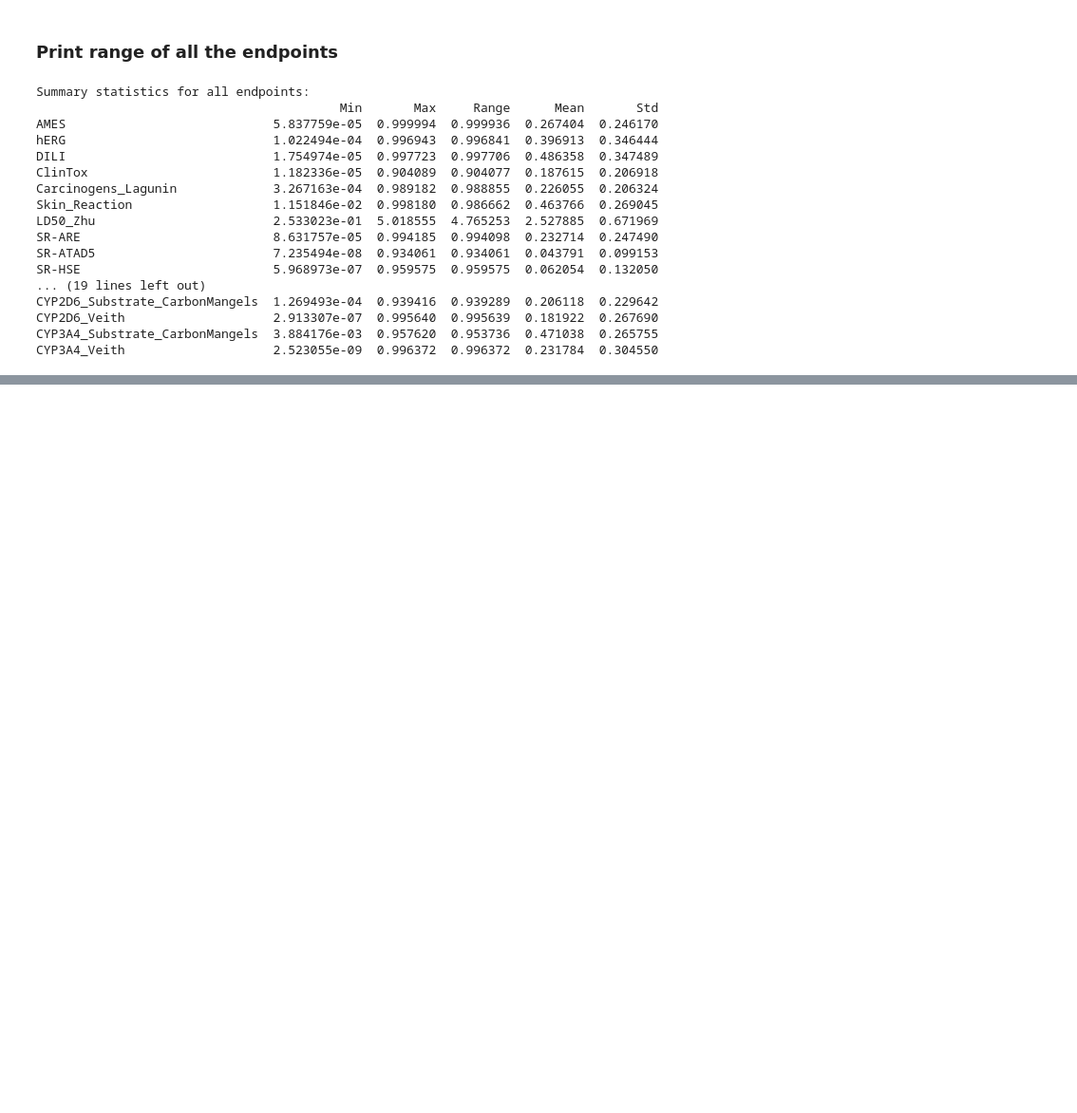
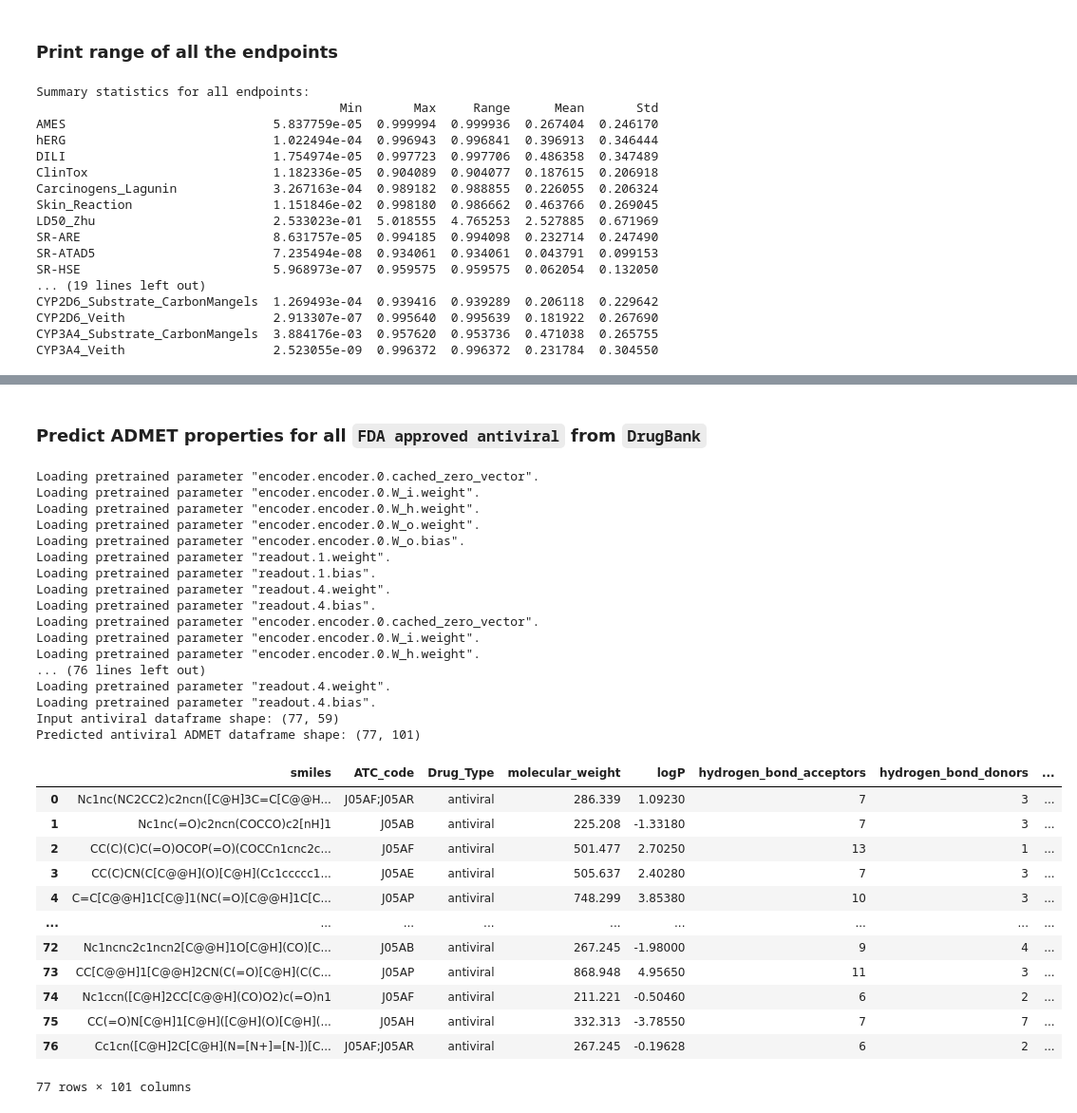
Before and after one commit to soumyadeepghosh35/DTRA_DrugDesign, a Jupyter notebook: DTRA_project_notebooks/Step6_Toxicity_DrugbankDrugcentral.ipynb, the cells around one changed output, grey strips where cells are left out. Shown at 95% size. Saved outputs shown, nothing was run; the diff lists cells and outputs as text; code cells hidden in the pictures; blank space fills up the shorter version.

```diff
--- a/DTRA_project_notebooks/Step6_Toxicity_DrugbankDrugcentral.ipynb
+++ b/DTRA_project_notebooks/Step6_Toxicity_DrugbankDrugcentral.ipynb
@@ -318,0 +449,75 @@ CYP3A4_Veith                    2.523055e-09  0.996372  0.996372  0.231784  0.30
+# %% [markdown]
+### Predict ADMET properties for all `FDA approved antiviral` from `DrugBank`
+# %%
+# Keep only rows with valid, non-empty SMILES
+drugBankDrug_FDAapproved_antiviral_input = (
+    drugBankDrug_FDAapproved_antiviral[
+        drugBankDrug_FDAapproved_antiviral["smiles"].notna() &
+        (drugBankDrug_FDAapproved_antiviral["smiles"].astype(str).str.strip() != "")
+    ]
+    .copy()
+    .reset_index(drop=True)
+)
+
+# Initialize ADMET-AI model
+model = ADMETModel()
+
+# Get SMILES list
+smilesList = drugBankDrug_FDAapproved_antiviral_input["smiles"].tolist()
+
+# Predict ADMET properties
+predictionsDF = model.predict(smiles=smilesList)
+
+# Ensure predictions are a DataFrame and bring SMILES back as a column
+if not isinstance(predictionsDF, pd.DataFrame):
+    predictionsDF = pd.DataFrame(predictionsDF)
+
+predictionsDF = predictionsDF.reset_index()
+
+# Standardize the SMILES column name if needed
+if "index" in predictionsDF.columns and "smiles" not in predictionsDF.columns:
+    predictionsDF = predictionsDF.rename(columns={"index": "smiles"})
+
+# Keep smiles + ATC_code + Drug_Type, then merge ADMET-AI predictions
+drugBankDrug_FDAapproved_antiviral_wToxicity = (
+    drugBankDrug_FDAapproved_antiviral_input[["smiles", "ATC_code", "Drug_Type"]]
+    .merge(predictionsDF, on="smiles", how="left")
+    .reset_index(drop=True)
+)
+
+print("Input antiviral dataframe shape:", drugBankDrug_FDAapproved_antiviral_input.shape)
+print("Predicted antiviral ADMET dataframe shape:", drugBankDrug_FDAapproved_antiviral_wToxicity.shape)
+
+drugBankDrug_FDAapproved_antiviral_wToxicity.to_csv(resultsDir + 'drugBankDrug_FDAapproved_antiviral_wToxicity.csv', encoding='utf-8')
+drugBankDrug_FDAapproved_antiviral_wToxicity
+# %% [output]
+Loading pretrained parameter "encoder.encoder.0.cached_zero_vector".
+Loading pretrained parameter "encoder.encoder.0.W_i.weight".
+Loading pretrained parameter "encoder.encoder.0.W_h.weight".
+Loading pretrained parameter "encoder.encoder.0.W_o.weight".
+Loading pretrained parameter "encoder.encoder.0.W_o.bias".
+Loading pretrained parameter "readout.1.weight".
+Loading pretrained parameter "readout.1.bias".
+Loading pretrained parameter "readout.4.weight".
+Loading pretrained parameter "readout.4.bias".
+Loading pretrained parameter "encoder.encoder.0.cached_zero_vector".
+Loading pretrained parameter "encoder.encoder.0.W_i.weight".
+Loading pretrained parameter "encoder.encoder.0.W_h.weight".
+... (76 lines left out)
+Loading pretrained parameter "readout.4.weight".
+Loading pretrained parameter "readout.4.bias".
+Input antiviral dataframe shape: (77, 59)
+Predicted antiviral ADMET dataframe shape: (77, 101)
+|  | smiles | ATC_code | Drug_Type | molecular_weight | logP | hydrogen_bond_acceptors | hydrogen_bond_donors | ... |
+| 0 | Nc1nc(NC2CC2)c2ncn([C@H]3C=C[C@@H... | J05AF;J05AR | antiviral | 286.339 | 1.09230 | 7 | 3 | ... |
+| 1 | Nc1nc(=O)c2ncn(COCCO)c2[nH]1 | J05AB | antiviral | 225.208 | -1.33180 | 7 | 3 | ... |
+| 2 | CC(C)(C)C(=O)OCOP(=O)(COCCn1cnc2c... | J05AF | antiviral | 501.477 | 2.70250 | 13 | 1 | ... |
+| 3 | CC(C)CN(C[C@@H](O)[C@H](Cc1ccccc1... | J05AE | antiviral | 505.637 | 2.40280 | 7 | 3 | ... |
+| 4 | C=C[C@@H]1C[C@]1(NC(=O)[C@@H]1C[C... | J05AP | antiviral | 748.299 | 3.85380 | 10 | 3 | ... |
+| ... | ... | ... | ... | ... | ... | ... | ... | ... |
+| 72 | Nc1ncnc2c1ncn2[C@@H]1O[C@H](CO)[C... | J05AB | antiviral | 267.245 | -1.98000 | 9 | 4 | ... |
+| 73 | CC[C@@H]1[C@@H]2CN(C(=O)[C@H](C(C... | J05AP | antiviral | 868.948 | 4.95650 | 11 | 3 | ... |
+| 74 | Nc1ccn([C@H]2CC[C@@H](CO)O2)c(=O)n1 | J05AF | antiviral | 211.221 | -0.50460 | 6 | 2 | ... |
+| 75 | CC(=O)N[C@H]1[C@H]([C@H](O)[C@H](... | J05AH | antiviral | 332.313 | -3.78550 | 7 | 7 | ... |
+| 76 | Cc1cn([C@H]2C[C@H](N=[N+]=[N-])[C... | J05AF;J05AR | antiviral | 267.245 | -0.19628 | 6 | 2 | ... |
+77 rows × 101 columns
```
Also changed, not shown: parts of 10 cells of this notebook, 3 other files.
